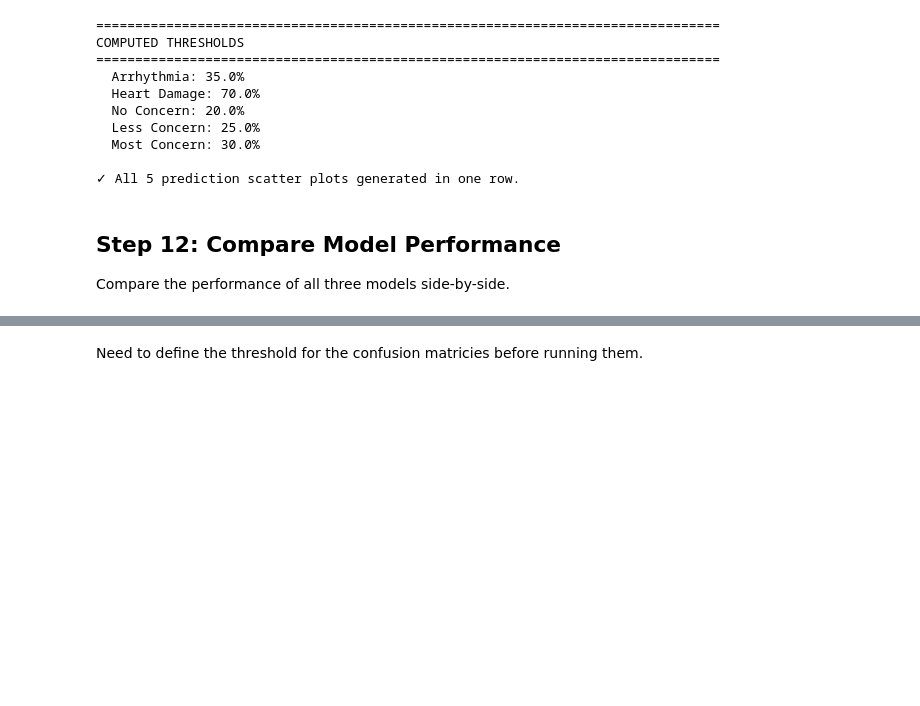
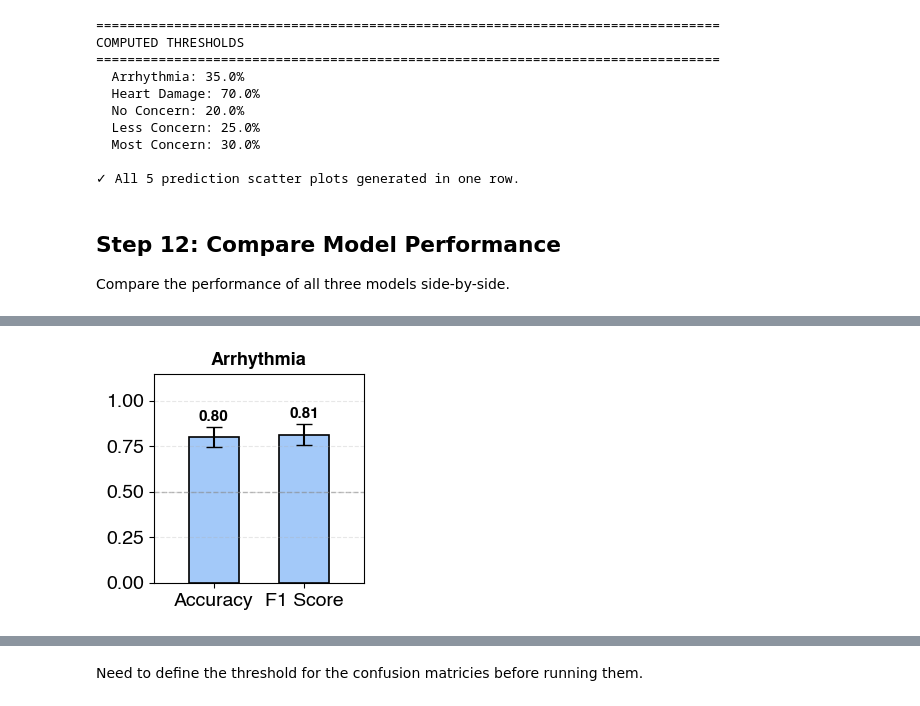
Before and after one commit to NoahB10/Cardiac_RODEO, a Jupyter notebook: Prediction_Models/Prediction_Models_AR_HD_Concern.ipynb, the cells around one changed output, grey strips where cells are left out. Cells and saved outputs as stored; diff of their text form; code cells hidden in the pictures; blank space fills up the shorter version.

```diff
--- a/Prediction_Models/Prediction_Models_AR_HD_Concern.ipynb
+++ b/Prediction_Models/Prediction_Models_AR_HD_Concern.ipynb
@@ -1288,3 +1322,97 @@ PERFORMANCE SUMMARY
 | 3 | Less Concern | 0.84 ± 0.06 | 0.49 ± 0.35 |
 | 4 | Most Concern | 0.72 ± 0.04 | 0.80 ± 0.03 |
 ✓ Model performance bar plots generated.
+# %%
+print("="*80)
+print("ARRHYTHMIA, HEART DAMAGE, CONCERN METRICS (SKINNY, TIGHT BARS)")
+print("="*80)
+
+import numpy as np
+import matplotlib.pyplot as plt
+
+arr_color = '#a3c9f9'     # Arrhythmia blue
+hd_color  = '#c8b7ff'     # Heart Damage purple
+concern_colors = ['#d8f3dc', '#b7e4c7', '#95d5b2']
+concern_classes = ['No Concern', 'Less Concern', 'Most Concern']
+
+def _add_labels(ax, bars, vals, stds):
+    for bar, val, std in zip(bars, vals, stds):
+        y_pos = bar.get_height() + std + 0.02 if std > 0 else bar.get_height() + 0.02
+        ax.text(bar.get_x() + bar.get_width()/2, y_pos, f'{val:.2f}',
+                ha='center', va='bottom', fontsize=11, fontweight='bold')
+
+# Arrhythmia: skinny, tight bars
+fig, ax = plt.subplots(figsize=(3, 3))
+bar_width = 0.1
+x = np.array([0, 0.18])  # closer spacing
+arr_means = [results_arrhythmia['accuracy_mean'], results_arrhythmia['f1_mean']]
+arr_stds  = [results_arrhythmia['accuracy_std'],  results_arrhythmia['f1_std']]
+bars = ax.bar(x, arr_means, bar_width, yerr=arr_stds,
+              color=[arr_color, arr_color], edgecolor='black', linewidth=1.2,
+              capsize=6, error_kw={'linewidth': 1.5})
+_add_labels(ax, bars, arr_means, arr_stds)
+ax.set_xticks(x)
+ax.set_xticklabels(['Accuracy', 'F1 Score'])
+ax.set_xlim(-0.12, 0.3)  # trim side padding
+ax.set_title('Arrhythmia', fontsize=13, fontweight='bold')
+ax.set_ylim(0, 1.15)
+ax.axhline(0.5, color='gray', linestyle='--', linewidth=1, alpha=0.5)
+ax.grid(axis='y', linestyle='--', alpha=0.3)
+plt.tight_layout()
+plt.show()
+
+# Heart Damage: skinny, tight bars (purple)
+fig, ax = plt.subplots(figsize=(3, 3))
+hd_means = [results_heart_damage['accuracy_mean'], results_heart_damage['f1_mean']]
+hd_stds  = [results_heart_damage['accuracy_std'],  results_heart_damage['f1_std']]
+bars = ax.bar(x, hd_means, bar_width, yerr=hd_stds,
+              color=[hd_color, hd_color], edgecolor='black', linewidth=1.2,
+              capsize=6, error_kw={'linewidth': 1.5})
+_add_labels(ax, bars, hd_means, hd_stds)
+ax.set_xticks(x)
+ax.set_xticklabels(['Accuracy', 'F1 Score'])
+ax.set_xlim(-0.12, 0.3)
+ax.set_title('Heart Damage', fontsize=13, fontweight='bold')
+ax.set_ylim(0, 1.15)
+ax.axhline(0.5, color='gray', linestyle='--', linewidth=1, alpha=0.5)
+ax.grid(axis='y', linestyle='--', alpha=0.3)
+plt.tight_layout()
+plt.show()
+
+# Concern model: per-class Accuracy + F1 (unchanged)
+concern_acc_means = [np.mean(results_concern_rf['per_class_accuracy'][i]) for i in range(3)]
+concern_acc_stds  = [np.std(results_concern_rf['per_class_accuracy'][i]) for i in range(3)]
+concern_f1_means  = [np.mean(results_concern_rf['per_class_f1'][i]) for i in range(3)]
+concern_f1_stds   = [np.std(results_concern_rf['per_class_f1'][i]) for i in range(3)]
+x_c = np.arange(len(concern_classes))
+bar_width_c = 0.3
+
+fig, axes = plt.subplots(1, 2, figsize=(6, 4))
+
+acc_bars = axes[0].bar(x_c, concern_acc_means, bar_width_c, yerr=concern_acc_stds,
+                       color=concern_colors, edgecolor='black', linewidth=1.2,
+                       capsize=5, error_kw={'linewidth': 1.5})
+_add_labels(axes[0], acc_bars, concern_acc_means, concern_acc_stds)
+axes[0].set_title('Concern Accuracy (per class)', fontsize=13, fontweight='bold')
+axes[0].set_xticks(x_c)
+axes[0].set_xticklabels(concern_classes, rotation=15, ha='right')
+axes[0].set_ylim(0, 1.15)
+axes[0].axhline(0.5, color='gray', linestyle='--', linewidth=1, alpha=0.5)
+axes[0].grid(axis='y', linestyle='--', alpha=0.3)
+
+f1_bars = axes[1].bar(x_c, concern_f1_means, bar_width_c, yerr=concern_f1_stds,
+                      color=concern_colors, edgecolor='black', linewidth=1.2,
+                      capsize=5, error_kw={'linewidth': 1.5})
+_add_labels(axes[1], f1_bars, concern_f1_means, concern_f1_stds)
+axes[1].set_title('Concern F1 (per class)', fontsize=13, fontweight='bold')
+axes[1].set_xticks(x_c)
+axes[1].set_xticklabels(concern_classes, rotation=15, ha='right')
+axes[1].set_ylim(0, 1.15)
+axes[1].axhline(0.5, color='gray', linestyle='--', linewidth=1, alpha=0.5)
+axes[1].grid(axis='y', linestyle='--', alpha=0.3)
+
+plt.tight_layout()
+plt.show()
+
+print("✓ Arrhythmia, Heart Damage, and Concern plots generated (skinny, tight bars).")
+# %% [output]
@@ -1290,0 +1422 @@ PERFORMANCE SUMMARY
+[figure, added]
```
Also changed, not shown: parts of 12 cells of this notebook, 2 other files.
